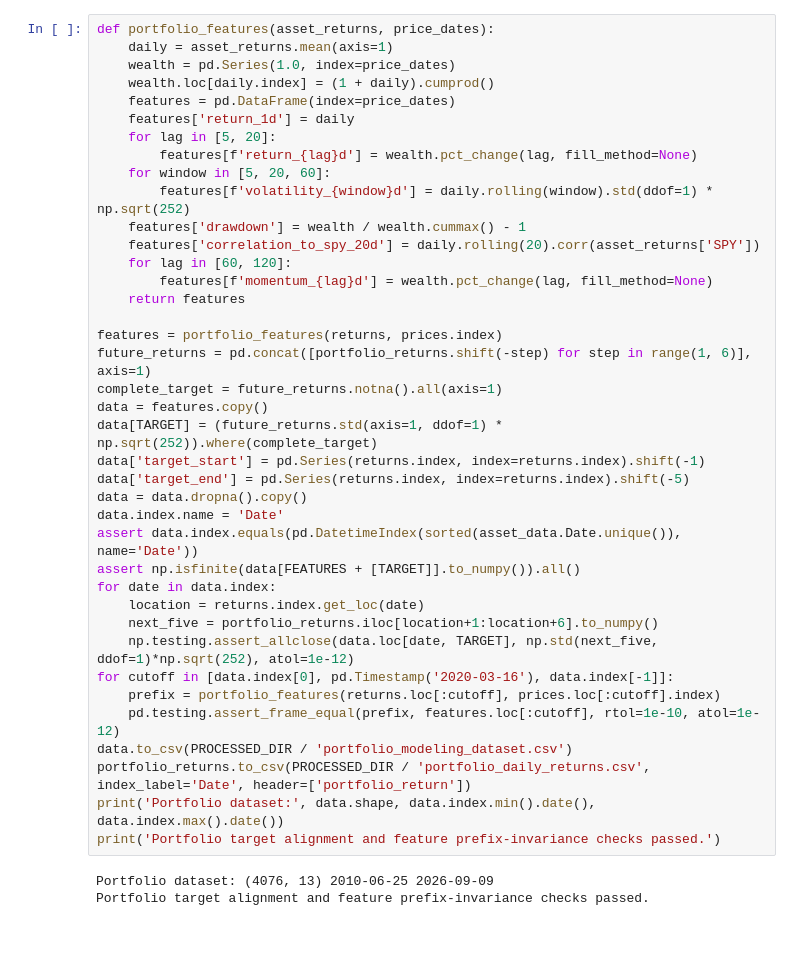
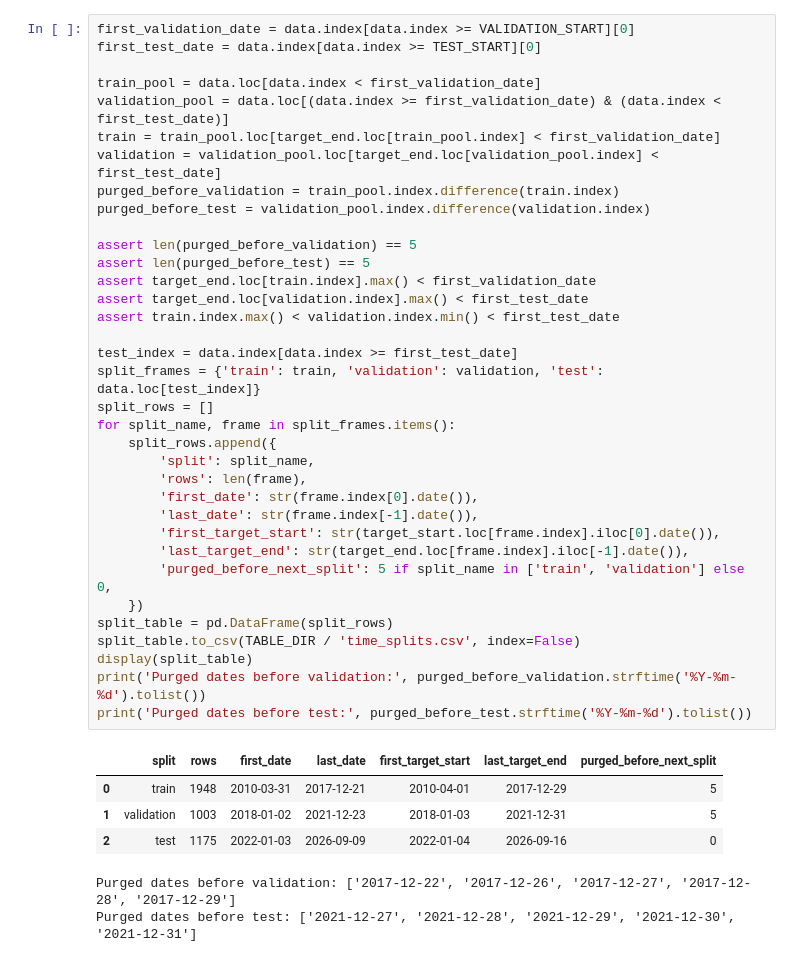
Before and after one commit to albalin11/ml-driven-portfolio-risk-analytics, a Jupyter notebook: notebooks/03_volatility_forecasting.ipynb, the cells around one changed output. Saved outputs shown, nothing was run; the diff lists cells and outputs as text.

Commit message:
Part 3: Complete volatility forecasting

```diff
--- a/notebooks/03_volatility_forecasting.ipynb
+++ b/notebooks/03_volatility_forecasting.ipynb
@@ -63,43 +88,43 @@ five dates are unavailable for modeling. No feature is filled using future obser
 # %%
-def portfolio_features(asset_returns, price_dates):
-    daily = asset_returns.mean(axis=1)
-    wealth = pd.Series(1.0, index=price_dates)
-    wealth.loc[daily.index] = (1 + daily).cumprod()
-    features = pd.DataFrame(index=price_dates)
-    features['return_1d'] = daily
-    for lag in [5, 20]:
-        features[f'return_{lag}d'] = wealth.pct_change(lag, fill_method=None)
-    for window in [5, 20, 60]:
-        features[f'volatility_{window}d'] = daily.rolling(window).std(ddof=1) * np.sqrt(252)
-    features['drawdown'] = wealth / wealth.cummax() - 1
-    features['correlation_to_spy_20d'] = daily.rolling(20).corr(asset_returns['SPY'])
-    for lag in [60, 120]:
-        features[f'momentum_{lag}d'] = wealth.pct_change(lag, fill_method=None)
-    return features
+first_validation_date = data.index[data.index >= VALIDATION_START][0]
+first_test_date = data.index[data.index >= TEST_START][0]
 
-features = portfolio_features(returns, prices.index)
-future_returns = pd.concat([portfolio_returns.shift(-step) for step in range(1, 6)], axis=1)
-complete_target = future_returns.notna().all(axis=1)
-data = features.copy()
-data[TARGET] = (future_returns.std(axis=1, ddof=1) * np.sqrt(252)).where(complete_target)
-data['target_start'] = pd.Series(returns.index, index=returns.index).shift(-1)
-data['target_end'] = pd.Series(returns.index, index=returns.index).shift(-5)
-data = data.dropna().copy()
-data.index.name = 'Date'
-assert data.index.equals(pd.DatetimeIndex(sorted(asset_data.Date.unique()), name='Date'))
-assert np.isfinite(data[FEATURES + [TARGET]].to_numpy()).all()
-for date in data.index:
-    location = returns.index.get_loc(date)
-    next_five = portfolio_returns.iloc[location+1:location+6].to_numpy()
-    np.testing.assert_allclose(data.loc[date, TARGET], np.std(next_five, ddof=1)*np.sqrt(252), atol=1e-12)
-for cutoff in [data.index[0], pd.Timestamp('2020-03-16'), data.index[-1]]:
-    prefix = portfolio_features(returns.loc[:cutoff], prices.loc[:cutoff].index)
-    pd.testing.assert_frame_equal(prefix, features.loc[:cutoff], rtol=1e-10, atol=1e-12)
-data.to_csv(PROCESSED_DIR / 'portfolio_modeling_dataset.csv')
-portfolio_returns.to_csv(PROCESSED_DIR / 'portfolio_daily_returns.csv', index_label='Date', header=['portfolio_return'])
-print('Portfolio dataset:', data.shape, data.index.min().date(), data.index.max().date())
-print('Portfolio target alignment and feature prefix-invariance checks passed.')
+train_pool = data.loc[data.index < first_validation_date]
+validation_pool = data.loc[(data.index >= first_validation_date) & (data.index < first_test_date)]
+train = train_pool.loc[target_end.loc[train_pool.index] < first_validation_date]
+validation = validation_pool.loc[target_end.loc[validation_pool.index] < first_test_date]
+purged_before_validation = train_pool.index.difference(train.index)
+purged_before_test = validation_pool.index.difference(validation.index)
+
+assert len(purged_before_validation) == 5
+assert len(purged_before_test) == 5
+assert target_end.loc[train.index].max() < first_validation_date
+assert target_end.loc[validation.index].max() < first_test_date
+assert train.index.max() < validation.index.min() < first_test_date
+
+test_index = data.index[data.index >= first_test_date]
+split_frames = {'train': train, 'validation': validation, 'test': data.loc[test_index]}
+split_rows = []
+for split_name, frame in split_frames.items():
+    split_rows.append({
+        'split': split_name,
+        'rows': len(frame),
+        'first_date': str(frame.index[0].date()),
+        'last_date': str(frame.index[-1].date()),
+        'first_target_start': str(target_start.loc[frame.index].iloc[0].date()),
+        'last_target_end': str(target_end.loc[frame.index].iloc[-1].date()),
+        'purged_before_next_split': 5 if split_name in ['train', 'validation'] else 0,
+    })
+split_table = pd.DataFrame(split_rows)
+split_table.to_csv(TABLE_DIR / 'time_splits.csv', index=False)
+display(split_table)
+print('Purged dates before validation:', purged_before_validation.strftime('%Y-%m-%d').tolist())
+print('Purged dates before test:', purged_before_test.strftime('%Y-%m-%d').tolist())
 # %% [output]
+|  | split | rows | first_date | last_date | first_target_start | last_target_end | purged_before_next_split |
+| 0 | train | 1948 | 2010-03-31 | 2017-12-21 | 2010-04-01 | 2017-12-29 | 5 |
+| 1 | validation | 1003 | 2018-01-02 | 2021-12-23 | 2018-01-03 | 2021-12-31 | 5 |
+| 2 | test | 1175 | 2022-01-03 | 2026-09-09 | 2022-01-04 | 2026-09-16 | 0 |
-Portfolio dataset: (4076, 13) 2010-06-25 2026-09-09
-Portfolio target alignment and feature prefix-invariance checks passed.
+Purged dates before validation: ['2017-12-22', '2017-12-26', '2017-12-27', '2017-12-28', '2017-12-29']
+Purged dates before test: ['2021-12-27', '2021-12-28', '2021-12-29', '2021-12-30', '2021-12-31']
 # %% [markdown]
```
Also changed, not shown: parts of 9 cells of this notebook, 8 other files.
